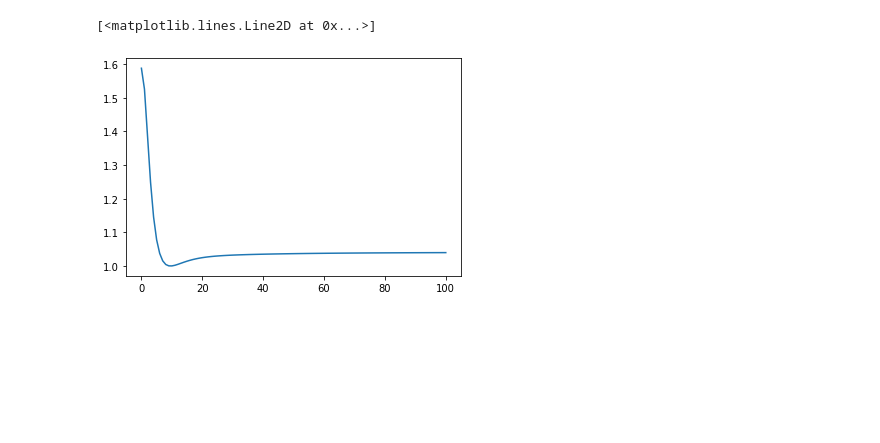
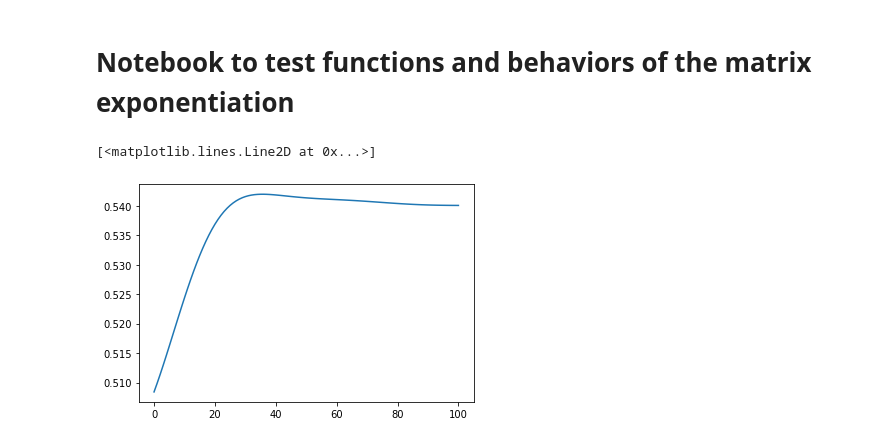
Before and after one commit to polyquantique/optimal_pumps, a Jupyter notebook: test_func.ipynb, the cells around one changed output. Drawn from its saved outputs; the diff is of its cells as text; code cells hidden in the pictures; blank space fills up the shorter version.

```diff
--- a/test_func.ipynb
+++ b/test_func.ipynb
@@ -1,3 +1,5 @@
+# %% [markdown]
+# Notebook to test functions and behaviors of the matrix exponentiation
 # %%
 import jax
 import jax.numpy as jnp
@@ -20,17 +24,27 @@ y = 3*jnp.linspace(0,1,101)+0.5
 for i in range(200):
     theta = update(theta, x, y)
 # %%
-change = np.linspace(0,10,101)
-trace = []
-G = np.array([[1,0],[0,2]])
-H = np.array([[1,0],[0,2]])
+N = 401
+wi = -10
+wf = 10
+l = 1
+Np = 0.001
+change = np.linspace(0.5,5,101)
+x = np.linspace(wi,wf,N)
+objective_f = []
+N_pairs = []
+alpha, G, H  = init.get_constants(l, wi, wf, Np, N = N)
 for i in range(len(change)):
-    F = np.array([[1,change[i]],[change[i],1]])
+    x[N//2] = change[i]
+    F = alpha*np.exp(-(x+x[:,np.newaxis])**2/2)
+    #F = alpha*(x + x[:, np.newaxis])
+    #F = np.array([[1,2,3],[2, 3, 1], [3,1,change[i]]])
     a = np.block([[G, F],[-np.conj(F).T, -H]])
-    U = (scipy.linalg.expm(1j*a))[:2,2:]
-    trace.append((np.trace(np.conj(U)@U.T))**2/(np.trace((np.conj(U)@U.T)@(np.conj(U)@U.T))))
+    U = (scipy.linalg.expm(1j*a))[:N,N:]
+    objective_f.append(((np.trace(np.conj(U)@U.T))**2/(np.trace((np.conj(U)@U.T)@(np.conj(U)@U.T))) - 1)**2 + (np.trace(np.conj(U)@U.T) - 1)**2)
+    N_pairs.append(np.trace(np.conj(U)@U.T))
 # %%
-plt.plot(trace)
+plt.plot(objective_f)
 # %% [output]
 [<matplotlib.lines.Line2D at 0x...>]
-[figure, old version]
+[figure, new version]
```
Also changed, not shown: parts of 6 cells of this notebook, 25 other files.
